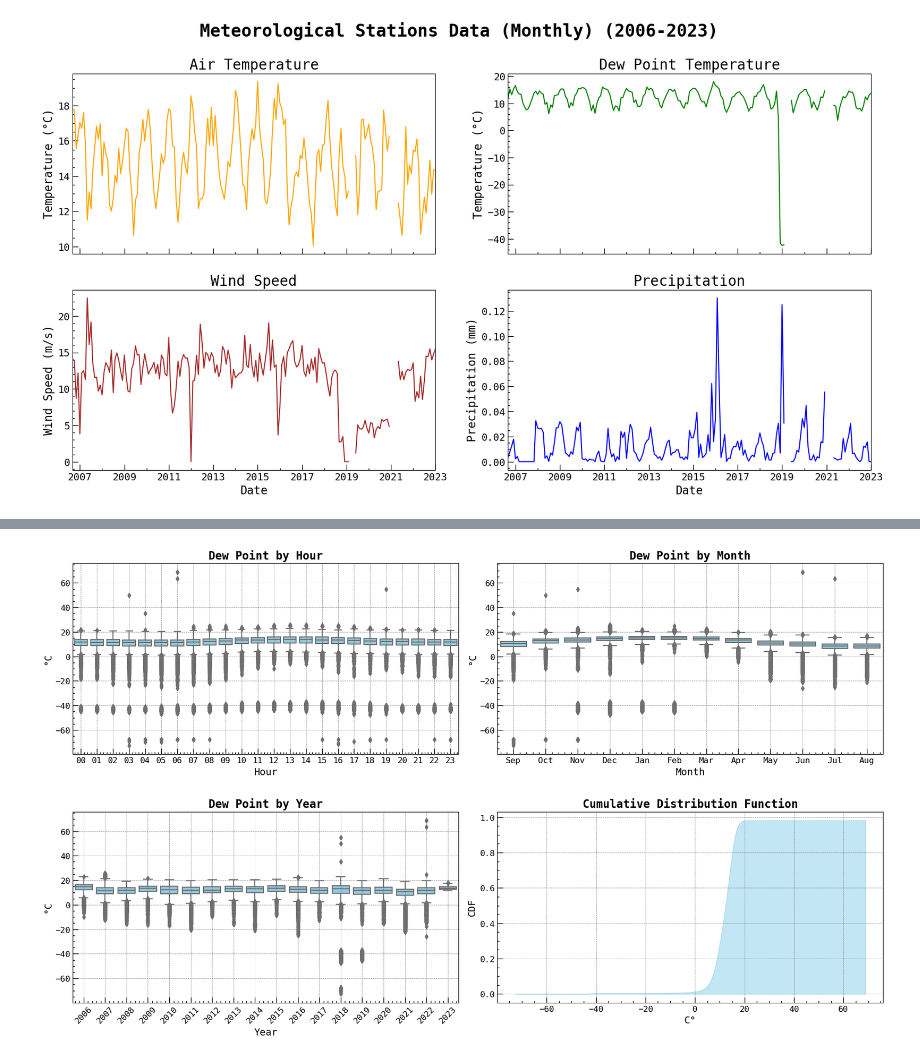
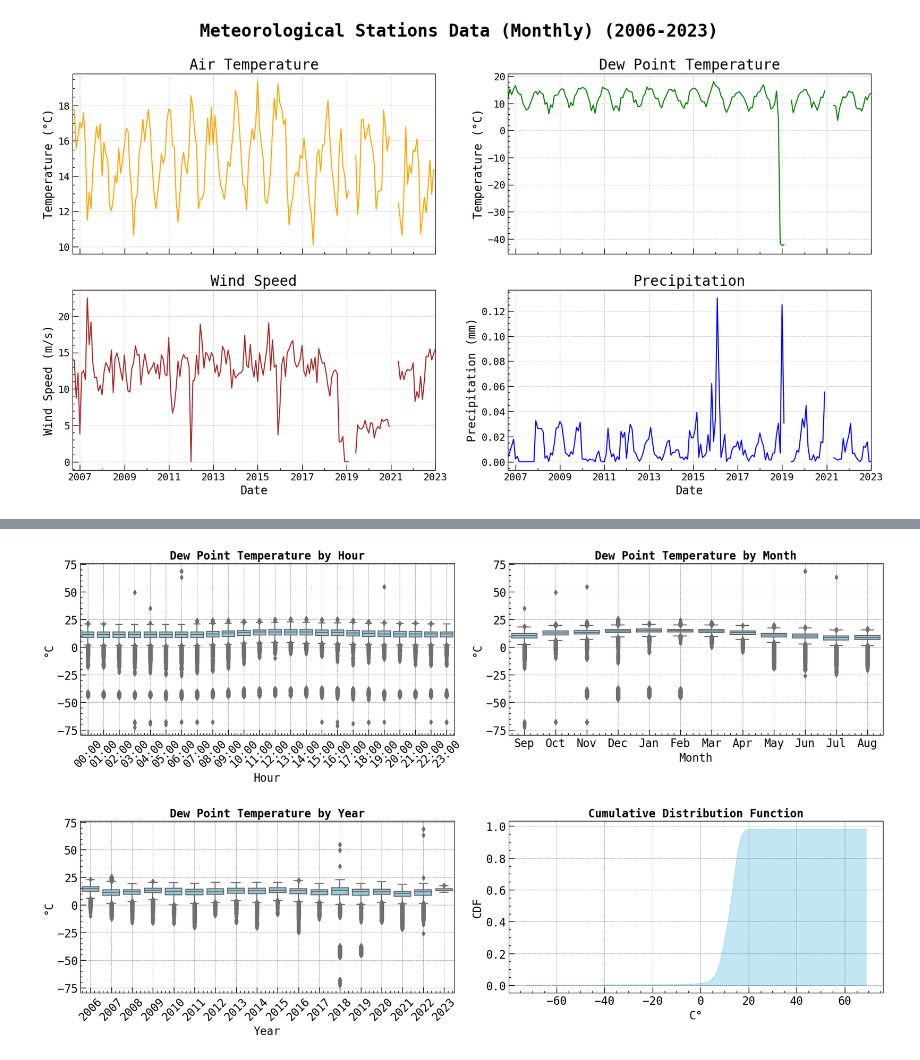
Before and after one commit to killatc/GSST-daytime-sky-quality, a Jupyter notebook: src/Meteorological_Analysis.ipynb, the cells around one changed output, grey strips where cells are left out. Saved outputs shown, nothing was run; the diff lists cells and outputs as text; code cells hidden in the pictures.

Commit message:
Adding diunal analysis of stations

```diff
--- a/src/Meteorological_Analysis.ipynb
+++ b/src/Meteorological_Analysis.ipynb
@@ -176,6 +176,9 @@ plt.rcParams['grid.linestyle'] = ':'
 plt.rcParams['grid.linewidth'] = 0.5
 plt.rcParams['xtick.direction'] = 'in'
 plt.rcParams['ytick.direction'] = 'in'
+# adding grid
+plt.rcParams['axes.grid'] = True
+plt.rcParams['grid.alpha'] = 0.5
 # %%
 fig, axs = plt.subplots(2, 2, figsize=(20, 10), sharex=True, facecolor='w')
 
@@ -310,61 +319,64 @@ plt.savefig("../images/weather_station_temperature_boxplot.png", dpi=100, bbox_i
 fig, axs = plt.subplots(2, 2, figsize=(17, 10), facecolor='w')
 
 
-# plot boxplot by hour of Dew Point
+# plot boxplot by hour of Dew Point Temperature
 data_var = data[['dew_pt']].copy()
-data_var.columns = ['Dew Point']
+data_var.columns = ['Dew Point Temperature']
 data_var['hour'] = data_var.index.hour
 data_var['hour'] = data_var.apply(lambda x: str(int(x['hour'])).zfill(2), axis=1)
 data_var['month'] = data_var.index.month
 data_var['month'] = data_var.apply(lambda x: months[x['month']-1], axis=1)
 data_var['year'] = data_var.index.year
 
 ax = axs[0][0]
-sns.boxplot(x='hour', y='Dew Point', data=data_var, ax=ax, color='skyblue')
-ax.set_title("Dew Point by Hour", fontsize=16, fontweight='bold')
-ax.tick_params(axis='both', labelsize=12)
-ax.set_ylabel('°C', fontsize=14)
-ax.set_xlabel("Hour", fontsize=14)
+sns.boxplot(x='hour', y='Dew Point Temperature', data=data_var, ax=ax, color='skyblue')
+ax.set_title("Dew Point Temperature by Hour", fontsize=16, fontweight='bold')
+ax.tick_params(axis='both', labelsize=16)
+# change hour to format 00:00
+ax.set_xticklabels([f"{str(hour).zfill(2)}:00" for hour in range(24)], rotation=45)
+ax.set_ylabel('°C', fontsize=16)
+ax.set_xlabel("Hour", fontsize=16)
 # add two levels of grid lines
 ax.grid(ls="--", alpha=0.5)
 
 
 ax = axs[0][1]
-sns.boxplot(x='month', y='Dew Point', data=data_var, ax=ax, color='skyblue')
-ax.set_title("Dew Point by Month", fontsize=16, fontweight='bold')
-ax.tick_params(axis='both', labelsize=12)
-ax.set_ylabel('°C', fontsize=14)
-ax.set_xlabel("Month", fontsize=14)
+sns.boxplot(x='month', y='Dew Point Temperature', data=data_var, ax=ax, color='skyblue')
+ax.set_title("Dew Point Temperature by Month", fontsize=16, fontweight='bold')
+ax.tick_params(axis='both', labelsize=16)
+ax.set_ylabel('°C', fontsize=16)
+ax.set_xlabel("Month", fontsize=16)
 ax.grid(ls="--", alpha=0.5)
 
 
 ax = axs[1][0]
-sns.boxplot(x='year', y='Dew Point', data=data_var, ax=ax, color='skyblue')
-ax.set_title("Dew Point by Year", fontsize=16, fontweight='bold')
+sns.boxplot(x='year', y='Dew Point Temperature', data=data_var, ax=ax, color='skyblue')
+ax.set_title("Dew Point Temperature by Year", fontsize=16, fontweight='bold')
 # rotation of xticklabels
 ax.set_xticklabels(ax.get_xticklabels(), rotation=45)
-ax.tick_params(axis='both', labelsize=12)
-ax.set_ylabel('°C', fontsize=14)
-ax.set_xlabel("Year", fontsize=14)
+ax.tick_params(axis='both', labelsize=16)
+ax.set_ylabel('°C', fontsize=16)
+ax.set_xlabel("Year", fontsize=16)
 ax.grid(ls="--", alpha=0.5)
 
 # cumulative distribution function
 ax = axs[1][1]
-values = np.sort(data_var['Dew Point'].values)
+values = np.sort(data_var['Dew Point Temperature'].values)
 cdf = np.arange(1, len(values)+1) / len(values)
 ax.fill_between(values, cdf, color='skyblue', alpha=0.5)
 ax.set_title("Cumulative Distribution Function", fontsize=16, fontweight='bold')
-ax.tick_params(axis='both', labelsize=12)
-ax.set_ylabel('CDF', fontsize=14)
-ax.set_xlabel("C°", fontsize=14)
+ax.tick_params(axis='both', labelsize=16)
+ax.set_ylabel('CDF', fontsize=16)
+ax.set_xlabel("C°", fontsize=16)
 ax.grid(ls="--", alpha=0.5)
 
 plt.tight_layout()
-plt.subplots_adjust(hspace=0.3)
+plt.subplots_adjust(hspace=0.5)
 
-plt.savefig("../images/weather_station_dewpoint_boxplot.png", dpi=100, bbox_inches='tight', pad_inches=0.1)
+plt.savefig("../images/weather_station_dewpoint_boxplot.png", dpi=72, bbox_inches='tight', pad_inches=0.1)
+plt.savefig("../images/weather_station_dewpoint_boxplot.png", dpi=150, bbox_inches='tight', pad_inches=0.1)
 # %% [output]
-[figure, old version]
+[figure, new version]
 # %%
 fig, axs = plt.subplots(2, 2, figsize=(17, 10), facecolor='w')
 
```
Also changed, not shown: parts of 5 cells of this notebook, 11 other files.
